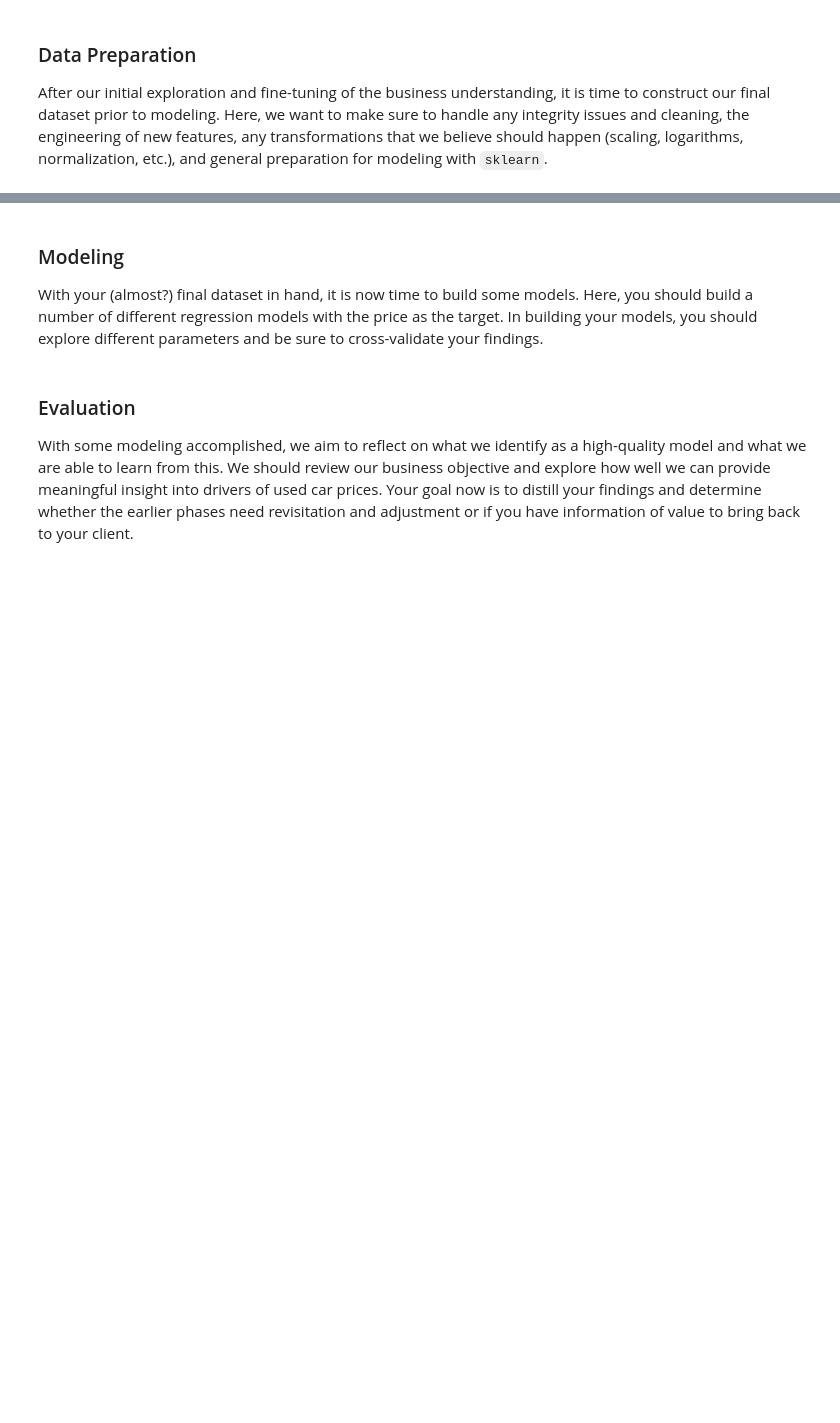
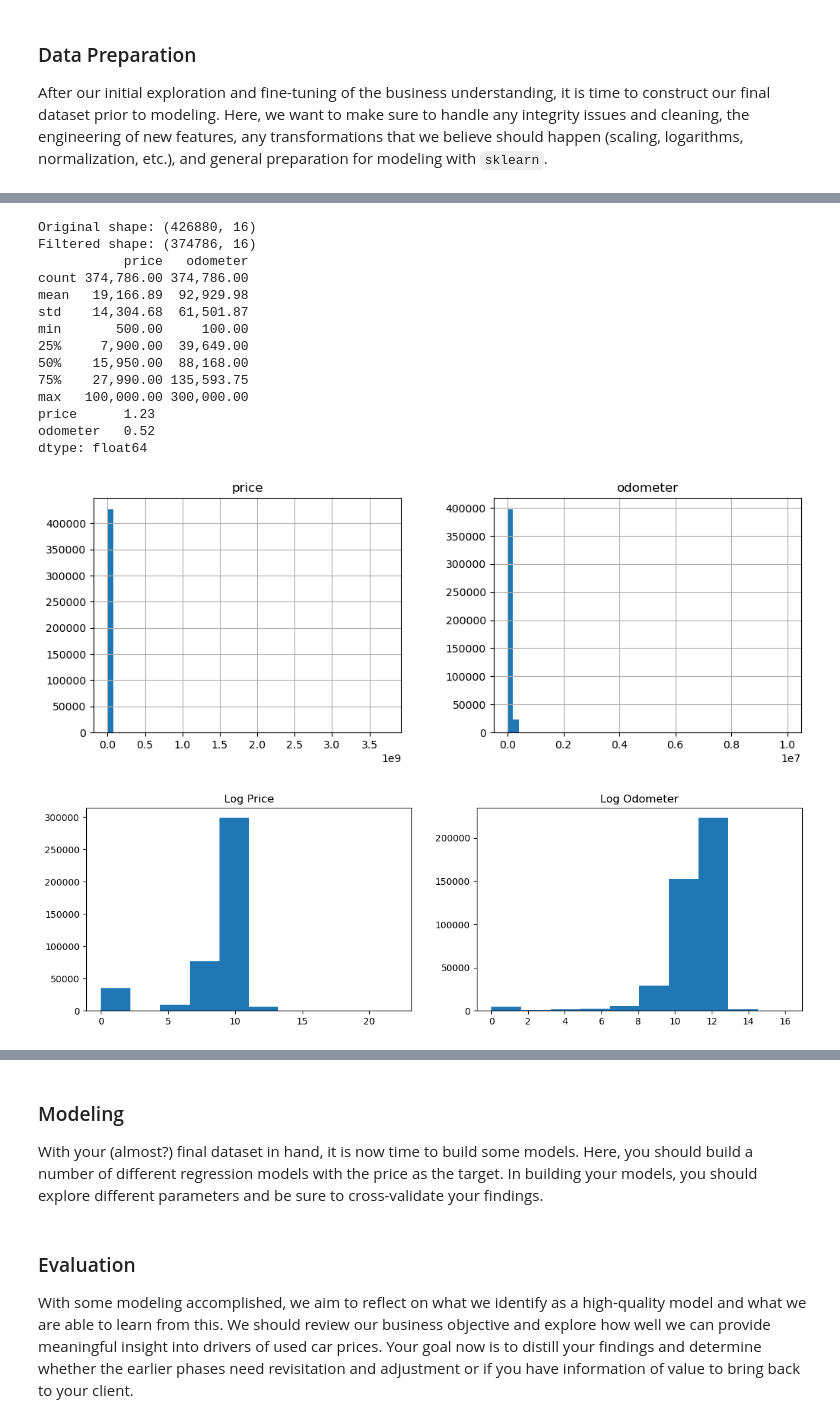
Before and after one commit to RT-Prog/ML_Learn_1, a Jupyter notebook: CarSalesPredictor/prompt_II.ipynb, the cells around one changed output, grey strips where cells are left out. Cells and saved outputs as stored; diff of their text form; code cells hidden in the pictures; blank space fills up the shorter version.

Commit message:
data cleaning complete; EDA in progress

```diff
--- a/CarSalesPredictor/prompt_II.ipynb
+++ b/CarSalesPredictor/prompt_II.ipynb
@@ -56,0 +65,8 @@ After our initial exploration and fine-tuning of the business understanding, it
+# %%
+# 1. Load Data
+# -------------------------
+
+vehicles = pd.read_csv("/Users/rt-mac/Documents/ml_projects/CarSalesPredictor/data/vehicles.csv")
+print("Dataset shape:", vehicles.shape)
+display(vehicles.head())
+display(vehicles.info())
@@ -56,0 +170,72 @@ After our initial exploration and fine-tuning of the business understanding, it
+# %%
+# Data Cleaning
+
+# Drop variables that are both extremely sparse and low business value: Size and VIN
+vehicles_clean = vehicles.copy()
+vehicles_clean = vehicles_clean.drop(columns=["size", "VIN"])
+
+# Fill relevant categorical varaibles with "unknown" (more conversion to numeric values comes later).
+# (cntd): These variables may reprsent some valuable context about the car: condition, cylinders, drive, paint_color and type
+categorical_cols = vehicles_clean.select_dtypes(include="object").columns
+
+for col in categorical_cols:
+    vehicles_clean[col] = vehicles_clean[col].fillna("Unknown")
+
+
+# Car pricess and Odometer looks highly skewed ==> fix a bound and adjust the outliers or extreme values
+vehicles_clean[["price", "odometer"]].hist(
+    figsize=(12, 4),
+    bins=50
+);
+
+fig, ax = plt.subplots(1, 2, figsize=(14, 4))
+
+ax[0].hist(np.log1p(vehicles_clean["price"]))
+ax[0].set_title("Log Price")
+ax[1].hist(np.log1p(vehicles_clean["odometer"]))
+ax[1].set_title("Log Odometer");
+
+vehicles_filtered = vehicles_clean.query(
+    "500 <= price <= 100000 and 100 <= odometer <= 300000"
+).copy()
+
+print("Original shape:", vehicles_clean.shape)
+print("Filtered shape:", vehicles_filtered.shape)
+
+#Again, check stats for price and odometer:
+print(vehicles_filtered[["price", "odometer"]].describe())
+print(vehicles_filtered[["price", "odometer"]].skew())
+
+#visualize
+fig, ax = plt.subplots(1, 2, figsize=(14, 4))
+sns.histplot(vehicles_filtered["price"], bins=60, ax=ax[0])
+ax[0].set_title("Filtered Price Distribution")
+sns.histplot(vehicles_filtered["odometer"], bins=60, ax=ax[1])
+ax[1].set_title("Filtered Odometer Distribution")
+plt.show()
+
+# log transform visualization
+fig, ax = plt.subplots(1, 2, figsize=(14, 4))
+sns.histplot(np.log1p(vehicles_filtered["price"]), bins=60, ax=ax[0])
+ax[0].set_title("Log Price")
+sns.histplot(np.log1p(vehicles_filtered["odometer"]), bins=60, ax=ax[1])
+ax[1].set_title("Log Odometer")
+
+plt.show()
+# %% [output]
+Original shape: (426880, 16)
+Filtered shape: (374786, 16)
+           price   odometer
+count 374,786.00 374,786.00
+mean   19,166.89  92,929.98
+std    14,304.68  61,501.87
+min       500.00     100.00
+25%     7,900.00  39,649.00
+50%    15,950.00  88,168.00
+75%    27,990.00 135,593.75
+max   100,000.00 300,000.00
+price      1.23
+odometer   0.52
+dtype: float64
+[figure, added]
+[figure, added]
```
Also changed, not shown: parts of 15 cells of this notebook.
